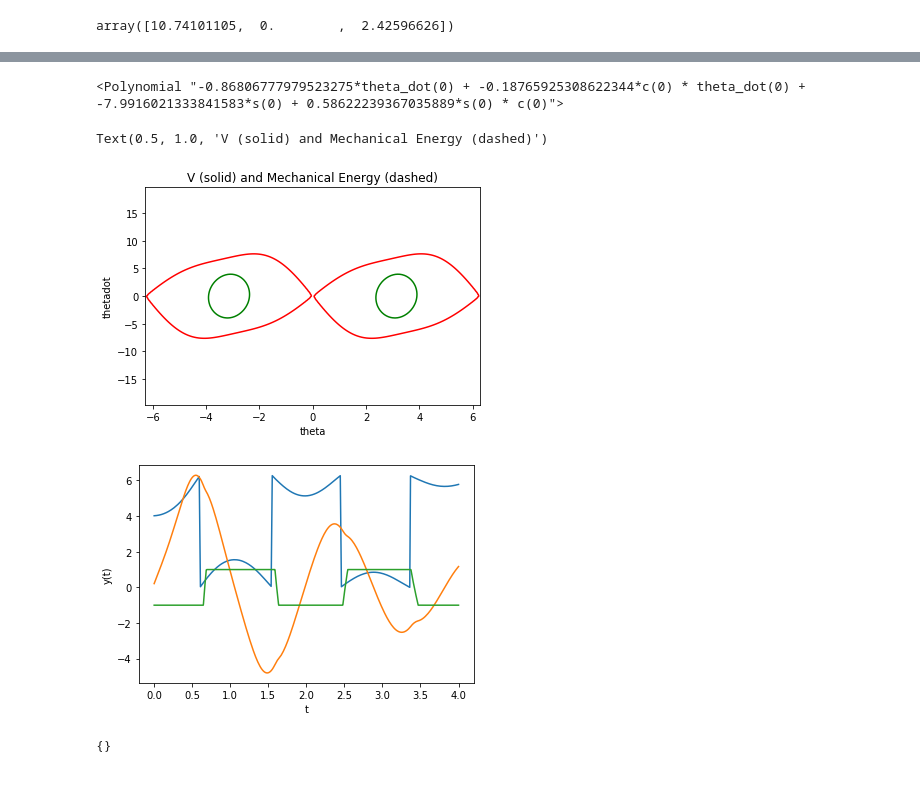
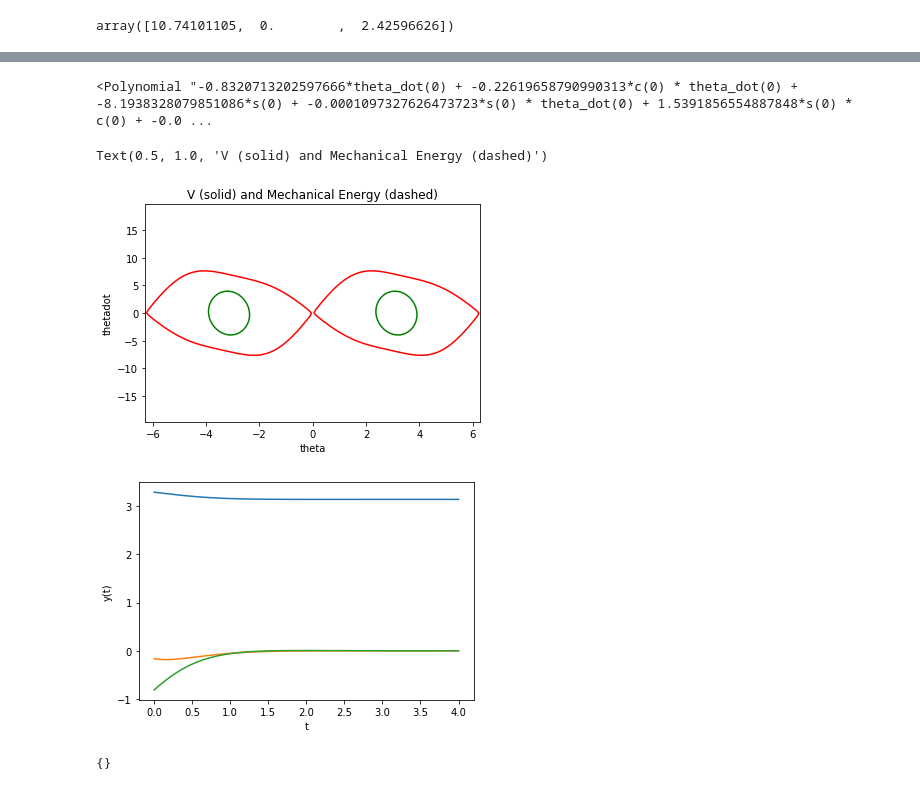
Before and after one commit to abhiagarwal-17/underactuated-edited, a Jupyter notebook: linear_lyapunov.ipynb, the cells around one changed output, grey strips where cells are left out. Saved outputs shown, nothing was run; the diff lists cells and outputs as text; code cells hidden in the pictures.

```diff
--- a/linear_lyapunov.ipynb
+++ b/linear_lyapunov.ipynb
@@ -1922,7 +1922,7 @@ Vplot = Q.copy()
 env = {s: 0., c: 1., theta_dot: 0}
 for i in range(nq):
     for j in range(nqd):
-        env[s] = np.sin(np.pi - Q[i, j])
+        env[s] = -np.sin(np.pi - Q[i, j])
         env[c] = np.cos(np.pi - Q[i, j])
         env[theta_dot] = QD[i, j]
         Vplot[i, j] = V.Evaluate(env)
@@ -2151,8 +2151,8 @@ Vplot_old = Q.copy()
 env = {s: 0., c: 1., theta_dot: 0}
 for i in range(nq):
     for j in range(nqd):
-        env[s] = np.sin(np.pi - Q[i, j])
-        env[c] = np.cos(np.pi - Q[i, j])
+        env[s] = np.sin(Q[i, j] - np.pi)
+        env[c] = np.cos(Q[i, j] - np.pi)
         env[theta_dot] = QD[i, j]
         Vplot[i, j] = V.Evaluate(env)
         Vplot_old[i, j] = V_old.Evaluate(env)
@@ -2733,8 +2733,8 @@ def certifier_implicit(G, u_min, u_max):
 
     return V, u, rho_max, rho
 
-u_min = -7
-u_max = 7
+u_min = -6
+u_max = 6
 V, u, rho_max, rho = certifier_implicit(K_casted, u_min, u_max)
 # %% [output]
 $ V(x)=(2.842200000 - 2.842200000c_{0} + 0.042800000s_{0} theta_dot_{0} + 0.051600000theta_dot_{0}^{2})$
@@ -2769,7 +2769,7 @@ $ V(x)=(2.264634215 - 1.687007360c_{0} + 0.056614833s_{0} theta_dot_{0} - 0.5472
 # %%
 u
 # %% [output]
-<Polynomial "-0.86806777979523275*theta_dot(0) + -0.18765925308622344*c(0) * theta_dot(0) + -7.9916021333841583*s(0) + 0.58622239367035889*s(0) * c(0)">
+<Polynomial "-0.8320713202597666*theta_dot(0) + -0.22619658790990313*c(0) * theta_dot(0) + -8.1938328079851086*s(0) + -0.0001097327626473723*s(0) * theta_dot(0) + 1.5391856554887848*s(0) * c(0) + -0.0 ...
 # %%
 var_list = list(V.indeterminates())
 s = var_list[0]
@@ -2790,7 +2790,7 @@ Vplot_old = Q.copy()
 env = {s: 0., c: 1., theta_dot: 0}
 for i in range(nq):
     for j in range(nqd):
-        env[s] = np.sin(np.pi - Q[i, j])
+        env[s] = np.sin(Q[i, j] - np.pi)
         env[c] = np.cos(np.pi - Q[i, j])
         env[theta_dot] = QD[i, j]
         Vplot[i, j] = V.Evaluate(env)
@@ -2808,7 +2808,7 @@ ax.set_ylabel("thetadot")
 ax.set_title("V (solid) and Mechanical Energy (dashed)")
 # %% [output]
 Text(0.5, 1.0, 'V (solid) and Mechanical Energy (dashed)')
-[figure, old version]
+[figure, new version]
 # %%
 #before moving further, confirm that implicitly found dynamics work in simulation
 def UprightState():
@@ -2839,7 +2839,7 @@ def acrobot_balancing_example():
     builder = DiagramBuilder()
     pendulum = builder.AddSystem(PendulumPlant())
 
-    saturation = builder.AddSystem(Saturation(min_value=[-1], max_value=[1]))
+    saturation = builder.AddSystem(Saturation(min_value=[-7], max_value=[7]))
     builder.Connect(saturation.get_output_port(0), pendulum.get_input_port(0))
     wrapangles = WrapToSystem(2)
     wrapangles.set_interval(0, 0, 2. * np.pi)
@@ -2854,34 +2854,34 @@ def acrobot_balancing_example():
 
     diagram = builder.Build()
 
     # Set up a simulator to run this diagram
     simulator = Simulator(diagram)
     context = simulator.get_mutable_context()
 
     # Simulate
     simulator.set_target_realtime_rate(0.0)
     duration = 4 if running_as_notebook else 0.1
     for i in range(1):
         context.SetTime(0.)
 #         np.random.seed(10000)
         context.SetContinuousState(np.append(UprightState(), 0) -
                                  0.5* np.random.randn(3,))
         simulator.Initialize()
         simulator.AdvanceTo(duration)
 
         log = logger.FindLog(context)
         plt.figure()
         plt.plot(log.sample_times(), log.data().transpose())
 
         log2 = logger2.FindLog(context)
         plt.plot(log2.sample_times(), log2.data().transpose())
         plt.xlabel('t')
         plt.ylabel('y(t)');
 
 
 acrobot_balancing_example()
 # %% [output]
-[figure, old version]
+[figure, new version]
 # %%
 from pydrake.solvers.mathematicalprogram import SolverOptions
 # %%
```
Also changed, not shown: parts of 3 cells of this notebook, 1 other file.
